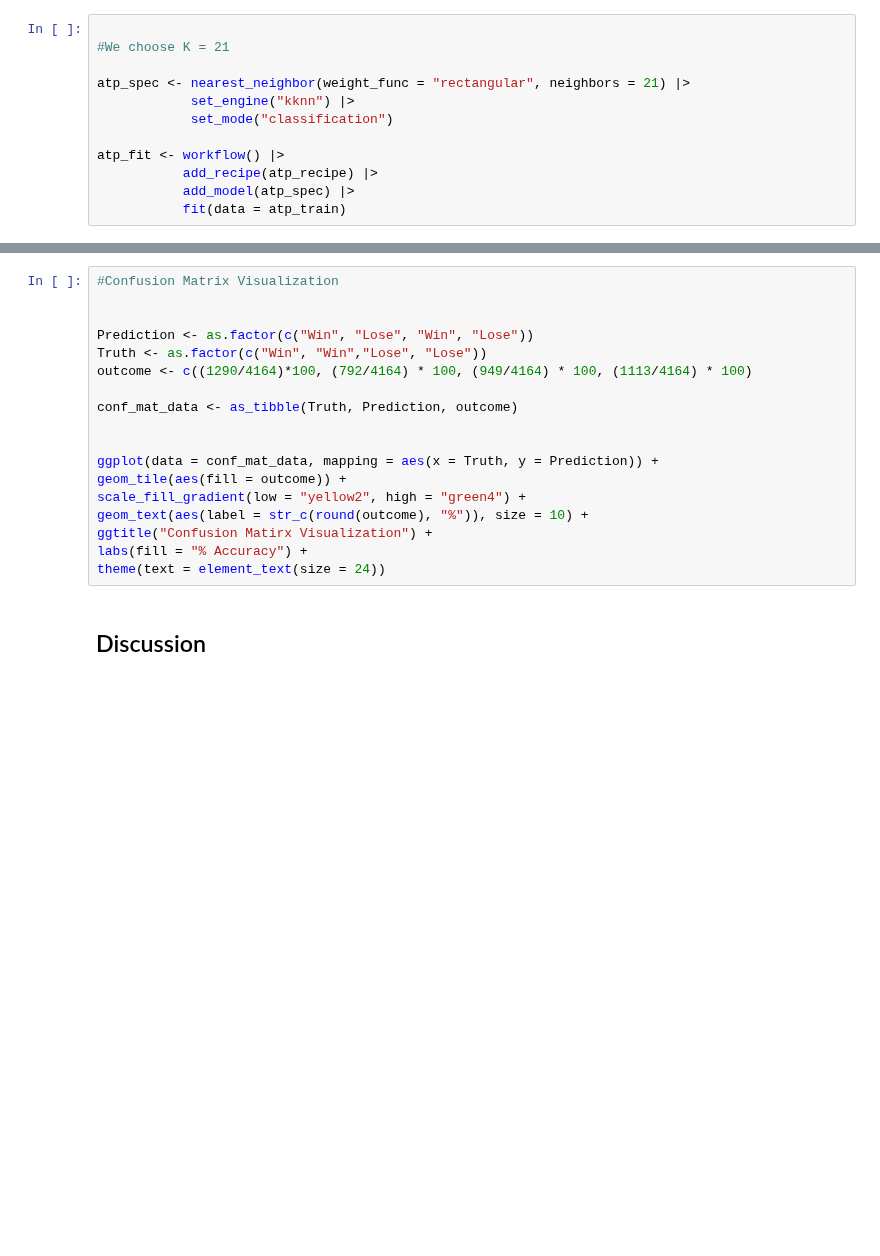
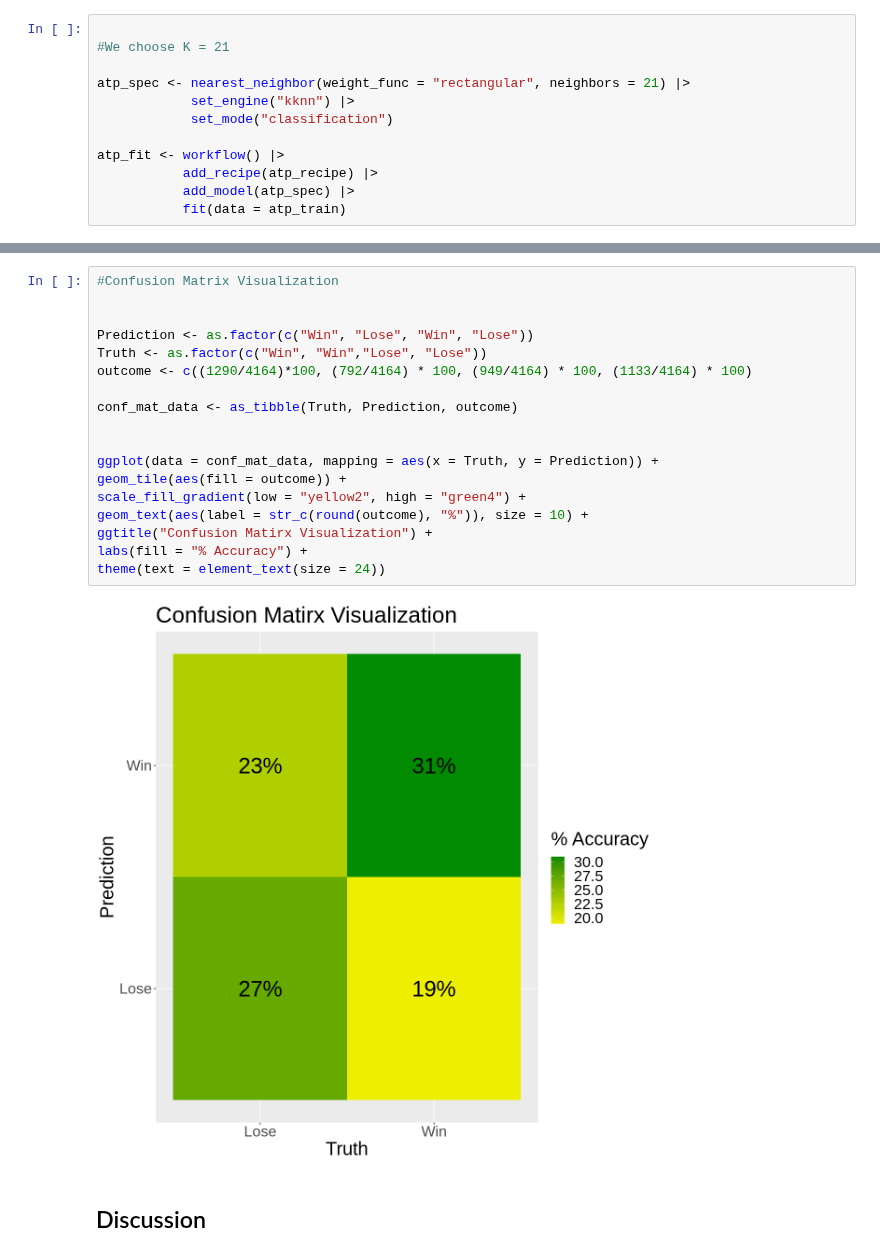
Before and after one commit to EllaShi7/DSCI-100-2022w2-Group-42-Project, a Jupyter notebook: Group_Project_Report.ipynb, the cells around one changed output, grey strips where cells are left out. Drawn from its saved outputs; the diff is of its cells as text; blank space fills up the shorter version.

```diff
--- a/Group_Project_Report.ipynb
+++ b/Group_Project_Report.ipynb
@@ -345,21 +393,23 @@ atp_conf_mat
 # %%
 #Confusion Matrix Visualization
 
 
 Prediction <- as.factor(c("Win", "Lose", "Win", "Lose"))
 Truth <- as.factor(c("Win", "Win","Lose", "Lose"))
-outcome <- c((1290/4164)*100, (792/4164) * 100, (949/4164) * 100, (1113/4164) * 100)
+outcome <- c((1290/4164)*100, (792/4164) * 100, (949/4164) * 100, (1133/4164) * 100)
 
 conf_mat_data <- as_tibble(Truth, Prediction, outcome)
 
 
 ggplot(data = conf_mat_data, mapping = aes(x = Truth, y = Prediction)) +
 geom_tile(aes(fill = outcome)) +
 scale_fill_gradient(low = "yellow2", high = "green4") +
 geom_text(aes(label = str_c(round(outcome), "%")), size = 10) +
 ggtitle("Confusion Matirx Visualization") +
 labs(fill = "% Accuracy") +
 theme(text = element_text(size = 24))
+# %% [output]
+[figure, added]
 # %% [markdown]
 ## Discussion
 # %% [markdown]
```
Also changed, not shown: parts of 5 cells of this notebook.
